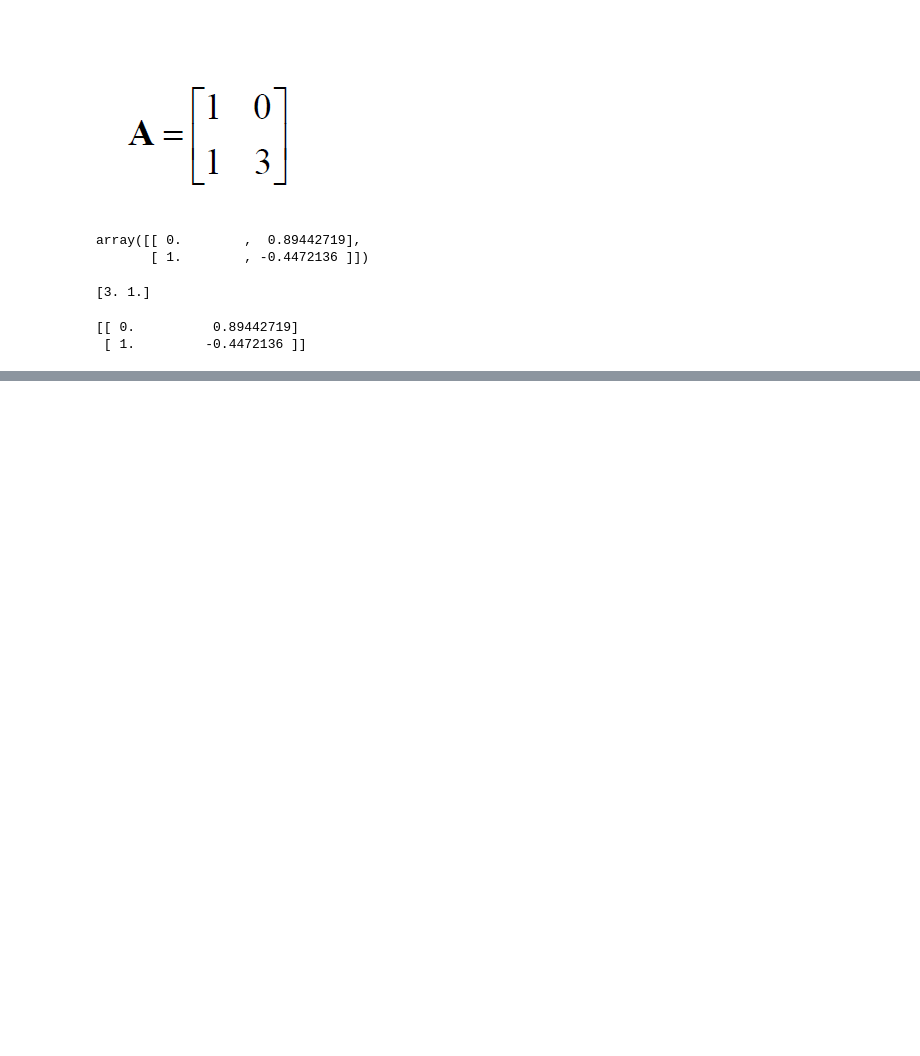
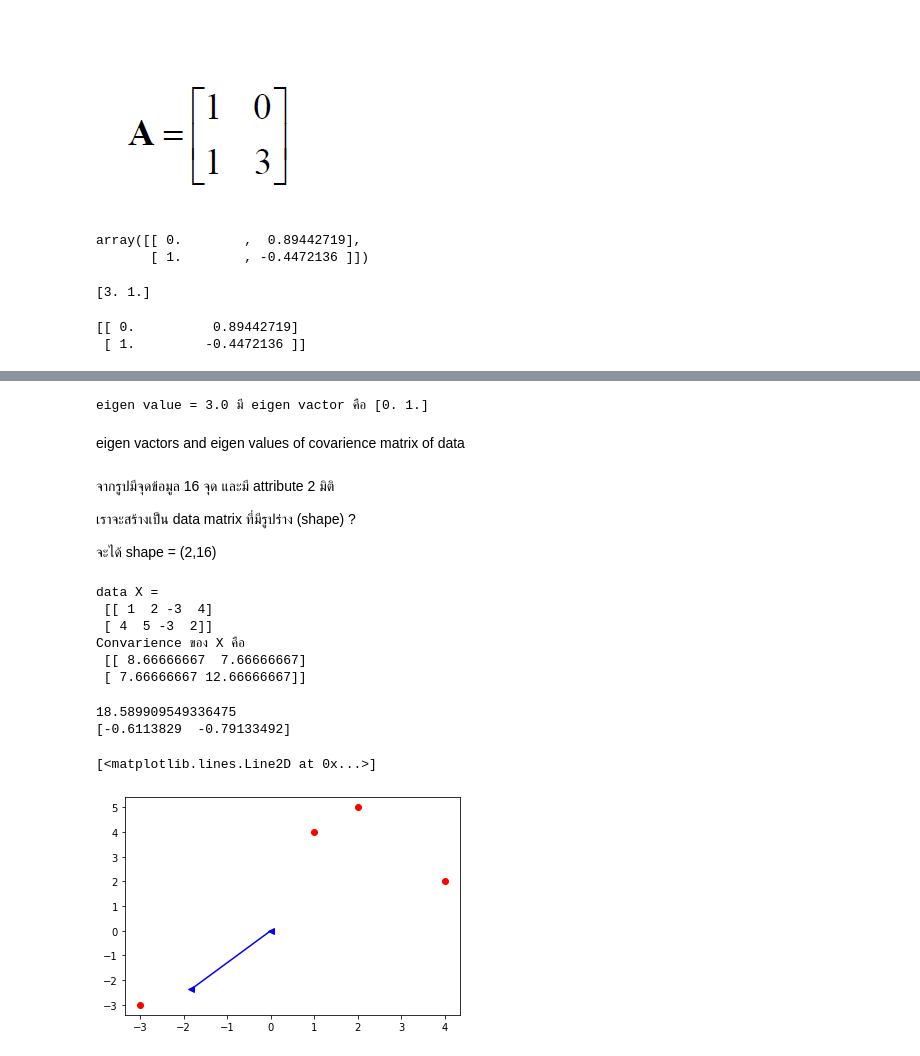
Before and after one commit to mintra-tippayaratsontorn/Multivariate, a Jupyter notebook: MVA001.ipynb, the cells around one changed output, grey strips where cells are left out. Cells and saved outputs as stored; diff of their text form; code cells hidden in the pictures; blank space fills up the shorter version.

Commit message:
จบบทที่ 1 ทบทวนความรู้สำคัญเกี่ยวกับ Matrix

```diff
--- a/MVA001.ipynb
+++ b/MVA001.ipynb
@@ -265,0 +262,37 @@ Inverse Matrix
+# %%
+print(f'eigen value = {W[0]} มี eigen vactor คือ {V[:,0]}')
+# %% [output]
+eigen value = 3.0 มี eigen vactor คือ [0. 1.]
+# %% [markdown]
+eigen vactors and eigen values of covarience matrix of data
+# %% [markdown]
+จากรูปมีจุดข้อมูล 16 จุด และมี attribute 2 มิติ
+
+เราจะสร้างเป็น data matrix ที่มีรูปร่าง (shape) ?
+
+จะได้ shape = (2,16)
+# %%
+X = np.array([[1,2,-3,4],[4,5,-3,2]])
+print(f'data X = \n {X}')
+C_X = np.cov(X)
+print(f'Convarience ของ X คือ \n {C_X}')
+# %% [output]
+data X =
+ [[ 1  2 -3  4]
+ [ 4  5 -3  2]]
+Convarience ของ X คือ
+ [[ 8.66666667  7.66666667]
+ [ 7.66666667 12.66666667]]
+# %%
+W,V = np.linalg.eig(C_X)
+print(W[1])
+print(V[:,1])
+# %% [output]
+18.589909549336475
+[-0.6113829  -0.79133492]
+# %%
+plt.plot(X[0,:],X[1,:],'or')
+plt.plot([0,3*V[0,1]],[0,3*V[1,1]],'<-b')  # เพิ่มขนาดคูณ 3 เข้าไป
+# %% [output]
+[<matplotlib.lines.Line2D at 0x...>]
+[figure, added]
```
Also changed, not shown: parts of 15 cells of this notebook.
